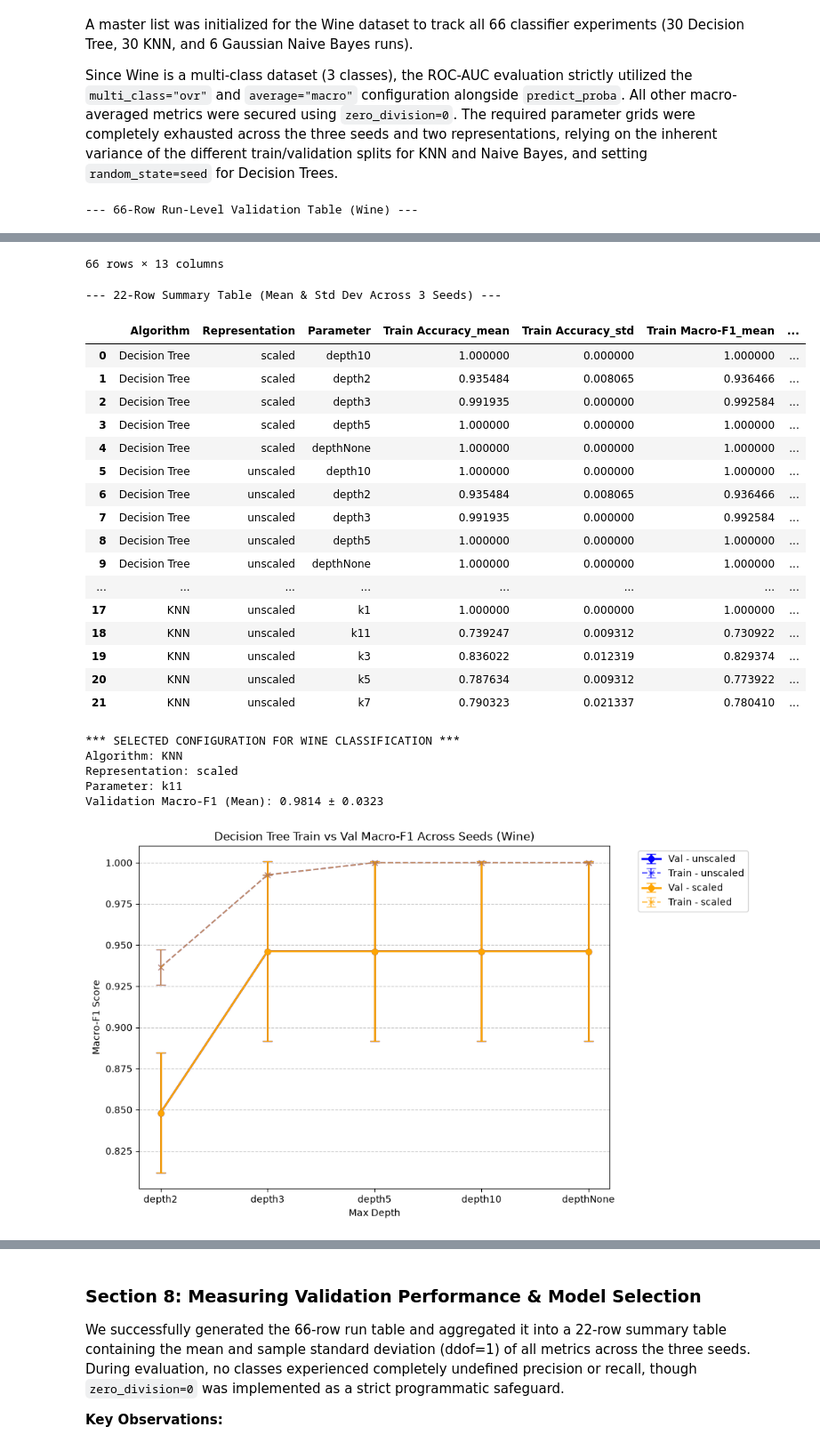
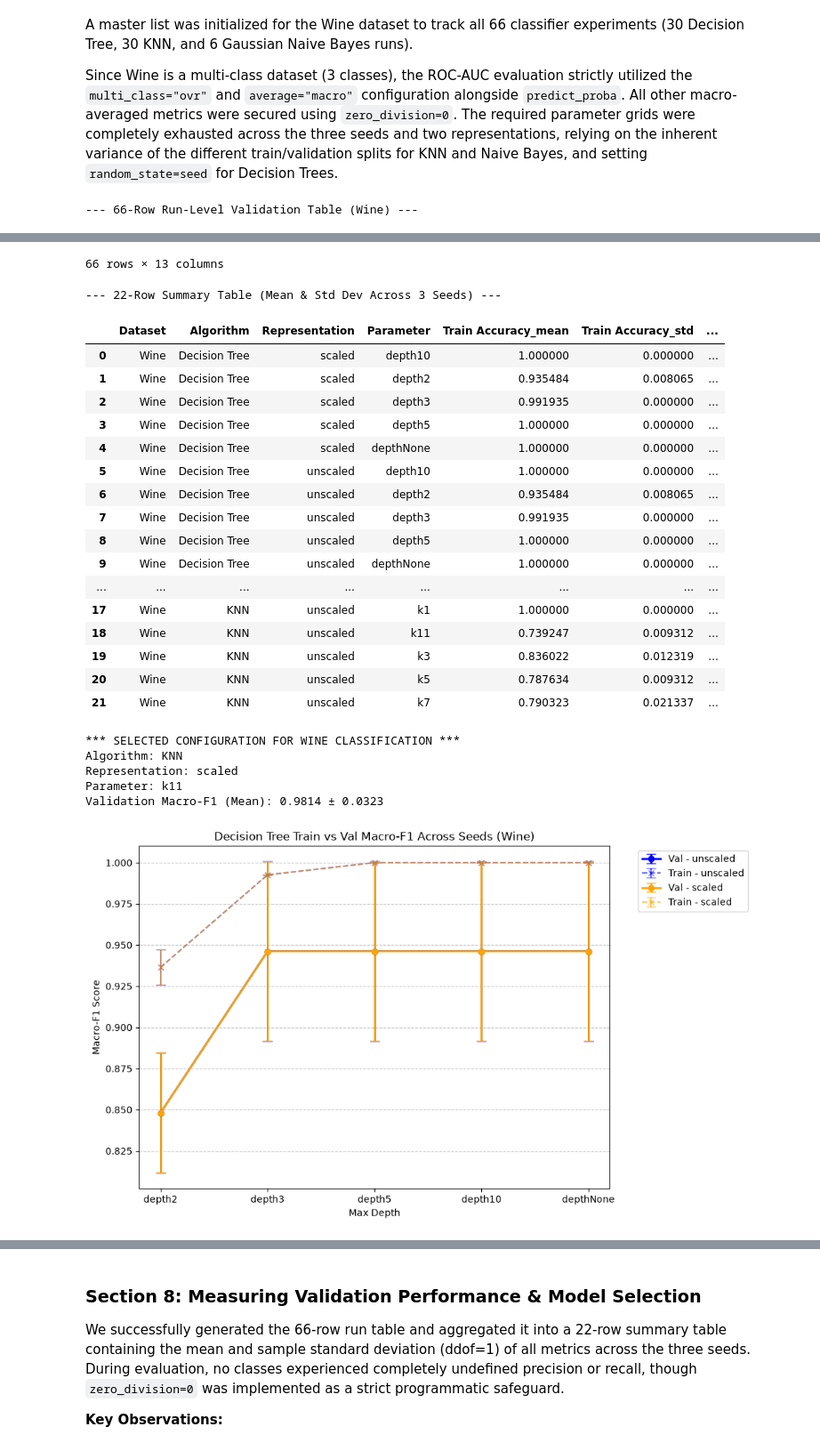
Before and after one commit to AbdullahEsad/Machine_Learning_Midterm, a Jupyter notebook: wine.ipynb, the cells around one changed output, grey strips where cells are left out. Shown at 89% size. Drawn from its saved outputs; the diff is of its cells as text; code cells hidden in the pictures.

```diff
--- a/wine.ipynb
+++ b/wine.ipynb
@@ -316,13 +316,14 @@ import pandas as pd
 import matplotlib.pyplot as plt
 
 # --- 8. MEASURING VALIDATION PERFORMANCE (WINE) ---
+# Convert master list to DataFrame
 df_wine_runs = pd.DataFrame(wine_classifier_runs)
 
 print("--- 66-Row Run-Level Validation Table (Wine) ---")
 display(df_wine_runs)
 
 # Group by Algorithm, Representation, and Parameter
-groupby_cols = ['Algorithm', 'Representation', 'Parameter']
+groupby_cols = ['Dataset', 'Algorithm', 'Representation', 'Parameter']
 metrics = ['Train Accuracy', 'Train Macro-F1', 'Val Accuracy', 'Val Macro-Precision', 'Val Macro-Recall', 'Val Macro-F1', 'Val ROC-AUC']
 
 # Calculate Mean and Sample Standard Deviation (ddof=1 is pandas default)
@@ -374,50 +375,50 @@ def plot_parameter_comparison_wine(df_summary, algo_name, param_name, x_labels):
     plt.xlabel(param_name)
     plt.ylabel("Macro-F1 Score")
     plt.legend(bbox_to_anchor=(1.05, 1), loc='upper left')
     plt.grid(axis='y', linestyle='--', alpha=0.7)
     plt.tight_layout()
     plt.show()
 
 # Plot for Decision Tree
 dt_labels = ['depth2', 'depth3', 'depth5', 'depth10', 'depthNone']
 plot_parameter_comparison_wine(df_wine_summary, 'Decision Tree', 'Max Depth', dt_labels)
 
 # Plot for KNN
 knn_labels = ['k1', 'k3', 'k5', 'k7', 'k11']
 plot_parameter_comparison_wine(df_wine_summary, 'KNN', 'N Neighbors', knn_labels)
 # %% [output]
 --- 66-Row Run-Level Validation Table (Wine) ---
 |  | Run ID | Dataset | Algorithm | Representation | Parameter | Seed | Train Accuracy | Train Macro-F1 | ... |
 | 0 | wine_dt_unscaled_depth2_s42 | Wine | Decision Tree | unscaled | depth2 | 42 | 0.935484 | 0.929694 | ... |
 | 1 | wine_dt_unscaled_depth3_s42 | Wine | Decision Tree | unscaled | depth3 | 42 | 0.991935 | 0.992584 | ... |
 | 2 | wine_dt_unscaled_depth5_s42 | Wine | Decision Tree | unscaled | depth5 | 42 | 1.000000 | 1.000000 | ... |
 | 3 | wine_dt_unscaled_depth10_s42 | Wine | Decision Tree | unscaled | depth10 | 42 | 1.000000 | 1.000000 | ... |
 | 4 | wine_dt_unscaled_depthNone_s42 | Wine | Decision Tree | unscaled | depthNone | 42 | 1.000000 | 1.000000 | ... |
 | ... | ... | ... | ... | ... | ... | ... | ... | ... | ... |
 | 61 | wine_nb_unscaled_default_s52 | Wine | Gaussian Naive Bayes | unscaled | default | 52 | 0.983871 | 0.984243 | ... |
 | 62 | wine_nb_unscaled_default_s62 | Wine | Gaussian Naive Bayes | unscaled | default | 62 | 0.983871 | 0.983393 | ... |
 | 63 | wine_nb_scaled_default_s42 | Wine | Gaussian Naive Bayes | scaled | default | 42 | 0.983871 | 0.984243 | ... |
 | 64 | wine_nb_scaled_default_s52 | Wine | Gaussian Naive Bayes | scaled | default | 52 | 0.983871 | 0.984243 | ... |
 | 65 | wine_nb_scaled_default_s62 | Wine | Gaussian Naive Bayes | scaled | default | 62 | 0.983871 | 0.983393 | ... |
 66 rows × 13 columns
 --- 22-Row Summary Table (Mean & Std Dev Across 3 Seeds) ---
-|  | Algorithm | Representation | Parameter | Train Accuracy_mean | Train Accuracy_std | Train Macro-F1_mean | ... |
-| 0 | Decision Tree | scaled | depth10 | 1.000000 | 0.000000 | 1.000000 | ... |
-| 1 | Decision Tree | scaled | depth2 | 0.935484 | 0.008065 | 0.936466 | ... |
-| 2 | Decision Tree | scaled | depth3 | 0.991935 | 0.000000 | 0.992584 | ... |
-| 3 | Decision Tree | scaled | depth5 | 1.000000 | 0.000000 | 1.000000 | ... |
-| 4 | Decision Tree | scaled | depthNone | 1.000000 | 0.000000 | 1.000000 | ... |
-| 5 | Decision Tree | unscaled | depth10 | 1.000000 | 0.000000 | 1.000000 | ... |
-| 6 | Decision Tree | unscaled | depth2 | 0.935484 | 0.008065 | 0.936466 | ... |
-| 7 | Decision Tree | unscaled | depth3 | 0.991935 | 0.000000 | 0.992584 | ... |
-| 8 | Decision Tree | unscaled | depth5 | 1.000000 | 0.000000 | 1.000000 | ... |
-| 9 | Decision Tree | unscaled | depthNone | 1.000000 | 0.000000 | 1.000000 | ... |
+|  | Dataset | Algorithm | Representation | Parameter | Train Accuracy_mean | Train Accuracy_std | ... |
+| 0 | Wine | Decision Tree | scaled | depth10 | 1.000000 | 0.000000 | ... |
+| 1 | Wine | Decision Tree | scaled | depth2 | 0.935484 | 0.008065 | ... |
+| 2 | Wine | Decision Tree | scaled | depth3 | 0.991935 | 0.000000 | ... |
+| 3 | Wine | Decision Tree | scaled | depth5 | 1.000000 | 0.000000 | ... |
+| 4 | Wine | Decision Tree | scaled | depthNone | 1.000000 | 0.000000 | ... |
+| 5 | Wine | Decision Tree | unscaled | depth10 | 1.000000 | 0.000000 | ... |
+| 6 | Wine | Decision Tree | unscaled | depth2 | 0.935484 | 0.008065 | ... |
+| 7 | Wine | Decision Tree | unscaled | depth3 | 0.991935 | 0.000000 | ... |
+| 8 | Wine | Decision Tree | unscaled | depth5 | 1.000000 | 0.000000 | ... |
+| 9 | Wine | Decision Tree | unscaled | depthNone | 1.000000 | 0.000000 | ... |
 | ... | ... | ... | ... | ... | ... | ... | ... |
-| 17 | KNN | unscaled | k1 | 1.000000 | 0.000000 | 1.000000 | ... |
-| 18 | KNN | unscaled | k11 | 0.739247 | 0.009312 | 0.730922 | ... |
-| 19 | KNN | unscaled | k3 | 0.836022 | 0.012319 | 0.829374 | ... |
-| 20 | KNN | unscaled | k5 | 0.787634 | 0.009312 | 0.773922 | ... |
-| 21 | KNN | unscaled | k7 | 0.790323 | 0.021337 | 0.780410 | ... |
+| 17 | Wine | KNN | unscaled | k1 | 1.000000 | 0.000000 | ... |
+| 18 | Wine | KNN | unscaled | k11 | 0.739247 | 0.009312 | ... |
+| 19 | Wine | KNN | unscaled | k3 | 0.836022 | 0.012319 | ... |
+| 20 | Wine | KNN | unscaled | k5 | 0.787634 | 0.009312 | ... |
+| 21 | Wine | KNN | unscaled | k7 | 0.790323 | 0.021337 | ... |
 *** SELECTED CONFIGURATION FOR WINE CLASSIFICATION ***
 Algorithm: KNN
 Representation: scaled
```
Also changed, not shown: parts of 2 cells of this notebook, 26 other files.
